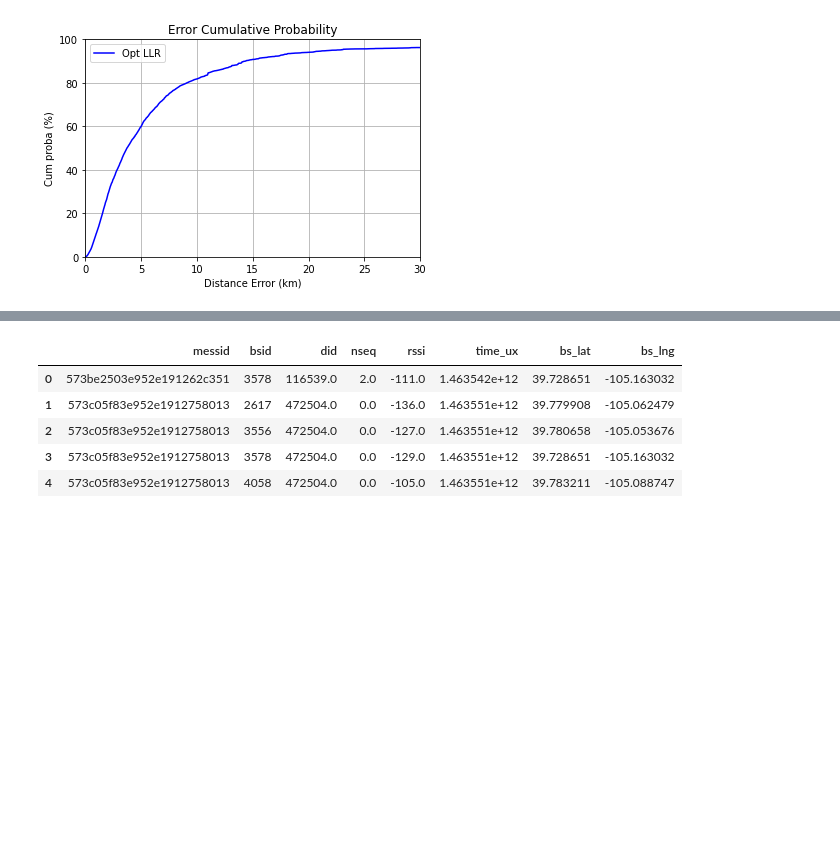
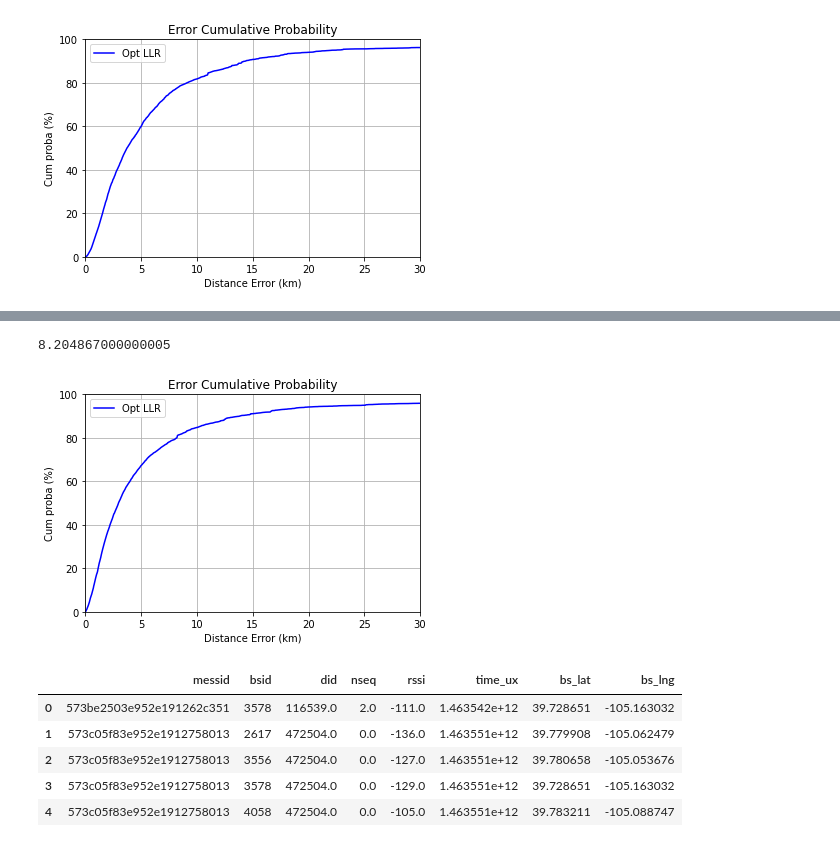
Before and after one commit to PhileasFrog/Geoloc_IOT, a Jupyter notebook: Notebook/TP_Geoloc_Msp_Telecom_ML_BCO.ipynb, the cells around one changed output, grey strips where cells are left out. Cells and saved outputs as stored; diff of their text form; code cells hidden in the pictures; blank space fills up the shorter version.

```diff
--- a/Notebook/TP_Geoloc_Msp_Telecom_ML_BCO.ipynb
+++ b/Notebook/TP_Geoloc_Msp_Telecom_ML_BCO.ipynb
@@ -332,3 +344,10 @@ test_model(reg, df_feat2_filter, group_kfold)
+# %%
+# with rssi group_kfold 10 OK
+reg = XGBRegressor(n_estimators=500)
+test_model(reg, df_feat2_filter, group_kfold)
+# %% [output]
+8.204867000000005
+[figure, added]
 # %%
 # Construct test prediction
 # %%
```
Also changed, not shown: parts of 7 cells of this notebook.
